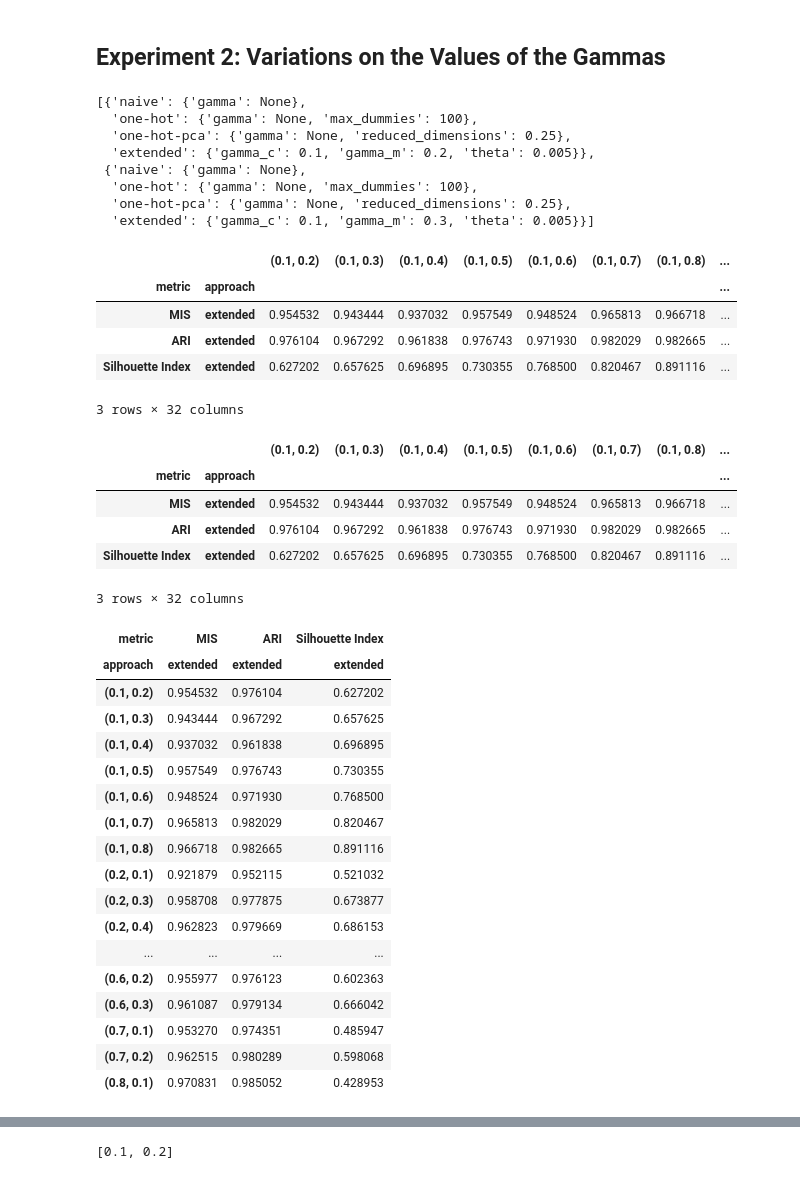
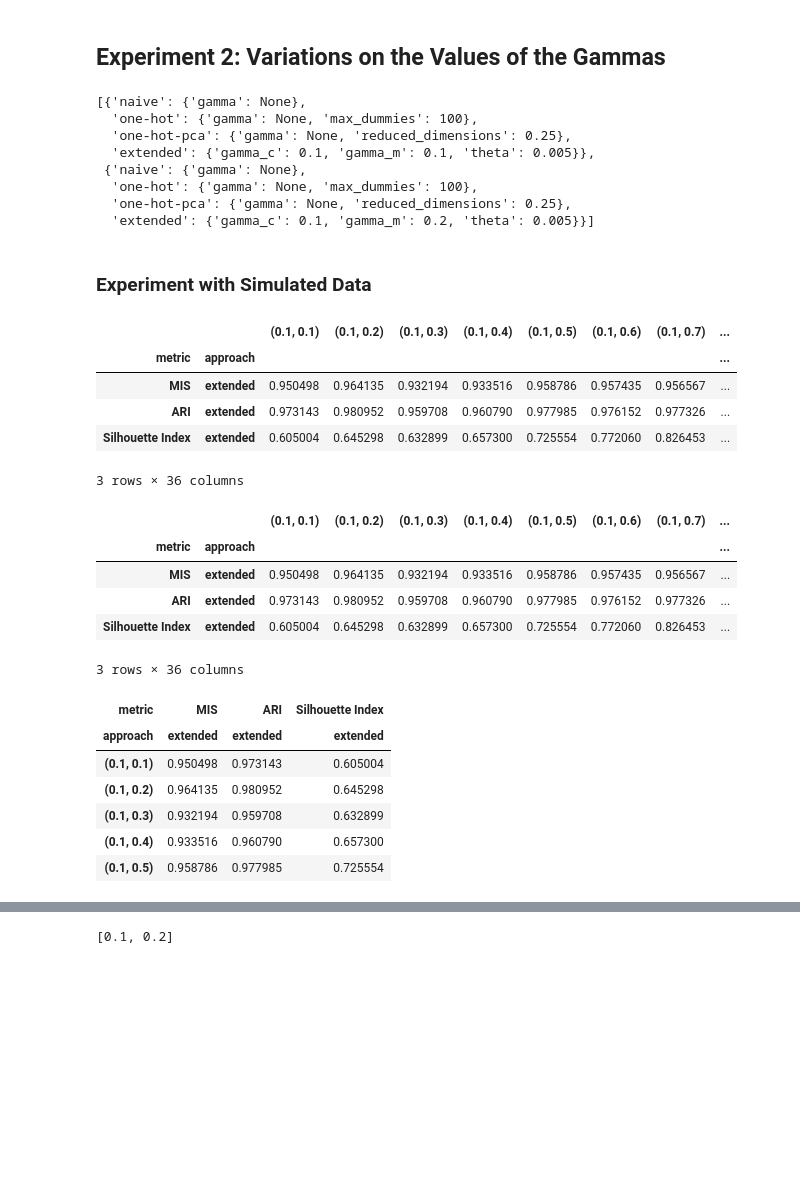
Before and after one commit to ManuelConcepcion/extended_kprototypes, a Jupyter notebook: extended_benchmark/benchmarking.ipynb, the cells around one changed output, grey strips where cells are left out. Saved outputs shown, nothing was run; the diff lists cells and outputs as text; code cells hidden in the pictures; blank space fills up the shorter version.

```diff
--- a/extended_benchmark/benchmarking.ipynb
+++ b/extended_benchmark/benchmarking.ipynb
@@ -675,7 +675,7 @@ import copy
 def grid_test_across_gammas(gamma_list: list, base_approach_setting: dict):
     out_settings = []
     out_combs = []
-    gamma_combinations = permutations(gamma_list, 2)
+    gamma_combinations = product(gamma_list, repeat=2)
     setting = base_approach_setting.copy()
 
     for comb in gamma_combinations:
@@ -697,11 +697,13 @@ setting_list[:2]
 [{'naive': {'gamma': None},
   'one-hot': {'gamma': None, 'max_dummies': 100},
   'one-hot-pca': {'gamma': None, 'reduced_dimensions': 0.25},
-  'extended': {'gamma_c': 0.1, 'gamma_m': 0.2, 'theta': 0.005}},
+  'extended': {'gamma_c': 0.1, 'gamma_m': 0.1, 'theta': 0.005}},
  {'naive': {'gamma': None},
   'one-hot': {'gamma': None, 'max_dummies': 100},
   'one-hot-pca': {'gamma': None, 'reduced_dimensions': 0.25},
-  'extended': {'gamma_c': 0.1, 'gamma_m': 0.3, 'theta': 0.005}}]
+  'extended': {'gamma_c': 0.1, 'gamma_m': 0.2, 'theta': 0.005}}]
+# %% [markdown]
+### Experiment with Simulated Data
 # %%
 iterations = 5
 
@@ -738,12 +740,12 @@ for i in range(1, iterations):
 
 sum_of_values/iterations
 # %% [output]
-|  |  | (0.1, 0.2) | (0.1, 0.3) | (0.1, 0.4) | (0.1, 0.5) | (0.1, 0.6) | (0.1, 0.7) | (0.1, 0.8) | ... |
+|  |  | (0.1, 0.1) | (0.1, 0.2) | (0.1, 0.3) | (0.1, 0.4) | (0.1, 0.5) | (0.1, 0.6) | (0.1, 0.7) | ... |
 | metric | approach |  |  |  |  |  |  |  | ... |
-| MIS | extended | 0.954532 | 0.943444 | 0.937032 | 0.957549 | 0.948524 | 0.965813 | 0.966718 | ... |
-| ARI | extended | 0.976104 | 0.967292 | 0.961838 | 0.976743 | 0.971930 | 0.982029 | 0.982665 | ... |
-| Silhouette Index | extended | 0.627202 | 0.657625 | 0.696895 | 0.730355 | 0.768500 | 0.820467 | 0.891116 | ... |
+| MIS | extended | 0.950498 | 0.964135 | 0.932194 | 0.933516 | 0.958786 | 0.957435 | 0.956567 | ... |
+| ARI | extended | 0.973143 | 0.980952 | 0.959708 | 0.960790 | 0.977985 | 0.976152 | 0.977326 | ... |
+| Silhouette Index | extended | 0.605004 | 0.645298 | 0.632899 | 0.657300 | 0.725554 | 0.772060 | 0.826453 | ... |
-3 rows × 32 columns
+3 rows × 36 columns
 # %%
 import pickle as pkl
 
@@ -757,33 +759,22 @@ with open('experiment_2_results.pkl', 'rb') as file:
 # %%
 res
 # %% [output]
-|  |  | (0.1, 0.2) | (0.1, 0.3) | (0.1, 0.4) | (0.1, 0.5) | (0.1, 0.6) | (0.1, 0.7) | (0.1, 0.8) | ... |
+|  |  | (0.1, 0.1) | (0.1, 0.2) | (0.1, 0.3) | (0.1, 0.4) | (0.1, 0.5) | (0.1, 0.6) | (0.1, 0.7) | ... |
 | metric | approach |  |  |  |  |  |  |  | ... |
-| MIS | extended | 0.954532 | 0.943444 | 0.937032 | 0.957549 | 0.948524 | 0.965813 | 0.966718 | ... |
-| ARI | extended | 0.976104 | 0.967292 | 0.961838 | 0.976743 | 0.971930 | 0.982029 | 0.982665 | ... |
-| Silhouette Index | extended | 0.627202 | 0.657625 | 0.696895 | 0.730355 | 0.768500 | 0.820467 | 0.891116 | ... |
+| MIS | extended | 0.950498 | 0.964135 | 0.932194 | 0.933516 | 0.958786 | 0.957435 | 0.956567 | ... |
+| ARI | extended | 0.973143 | 0.980952 | 0.959708 | 0.960790 | 0.977985 | 0.976152 | 0.977326 | ... |
+| Silhouette Index | extended | 0.605004 | 0.645298 | 0.632899 | 0.657300 | 0.725554 | 0.772060 | 0.826453 | ... |
-3 rows × 32 columns
+3 rows × 36 columns
 # %%
-res.T
+res.T.head()
 # %% [output]
 | metric | MIS | ARI | Silhouette Index |
 | approach | extended | extended | extended |
-| (0.1, 0.2) | 0.954532 | 0.976104 | 0.627202 |
-| (0.1, 0.3) | 0.943444 | 0.967292 | 0.657625 |
-| (0.1, 0.4) | 0.937032 | 0.961838 | 0.696895 |
-| (0.1, 0.5) | 0.957549 | 0.976743 | 0.730355 |
-| (0.1, 0.6) | 0.948524 | 0.971930 | 0.768500 |
-| (0.1, 0.7) | 0.965813 | 0.982029 | 0.820467 |
-| (0.1, 0.8) | 0.966718 | 0.982665 | 0.891116 |
-| (0.2, 0.1) | 0.921879 | 0.952115 | 0.521032 |
-| (0.2, 0.3) | 0.958708 | 0.977875 | 0.673877 |
-| (0.2, 0.4) | 0.962823 | 0.979669 | 0.686153 |
-| ... | ... | ... | ... |
-| (0.6, 0.2) | 0.955977 | 0.976123 | 0.602363 |
-| (0.6, 0.3) | 0.961087 | 0.979134 | 0.666042 |
-| (0.7, 0.1) | 0.953270 | 0.974351 | 0.485947 |
-| (0.7, 0.2) | 0.962515 | 0.980289 | 0.598068 |
-| (0.8, 0.1) | 0.970831 | 0.985052 | 0.428953 |
+| (0.1, 0.1) | 0.950498 | 0.973143 | 0.605004 |
+| (0.1, 0.2) | 0.964135 | 0.980952 | 0.645298 |
+| (0.1, 0.3) | 0.932194 | 0.959708 | 0.632899 |
+| (0.1, 0.4) | 0.933516 | 0.960790 | 0.657300 |
+| (0.1, 0.5) | 0.958786 | 0.977985 | 0.725554 |
 # %%
 heat_map_res = res.reset_index(drop=True).T
 # %%
```
Also changed, not shown: parts of 36 cells of this notebook, 1 other file.
